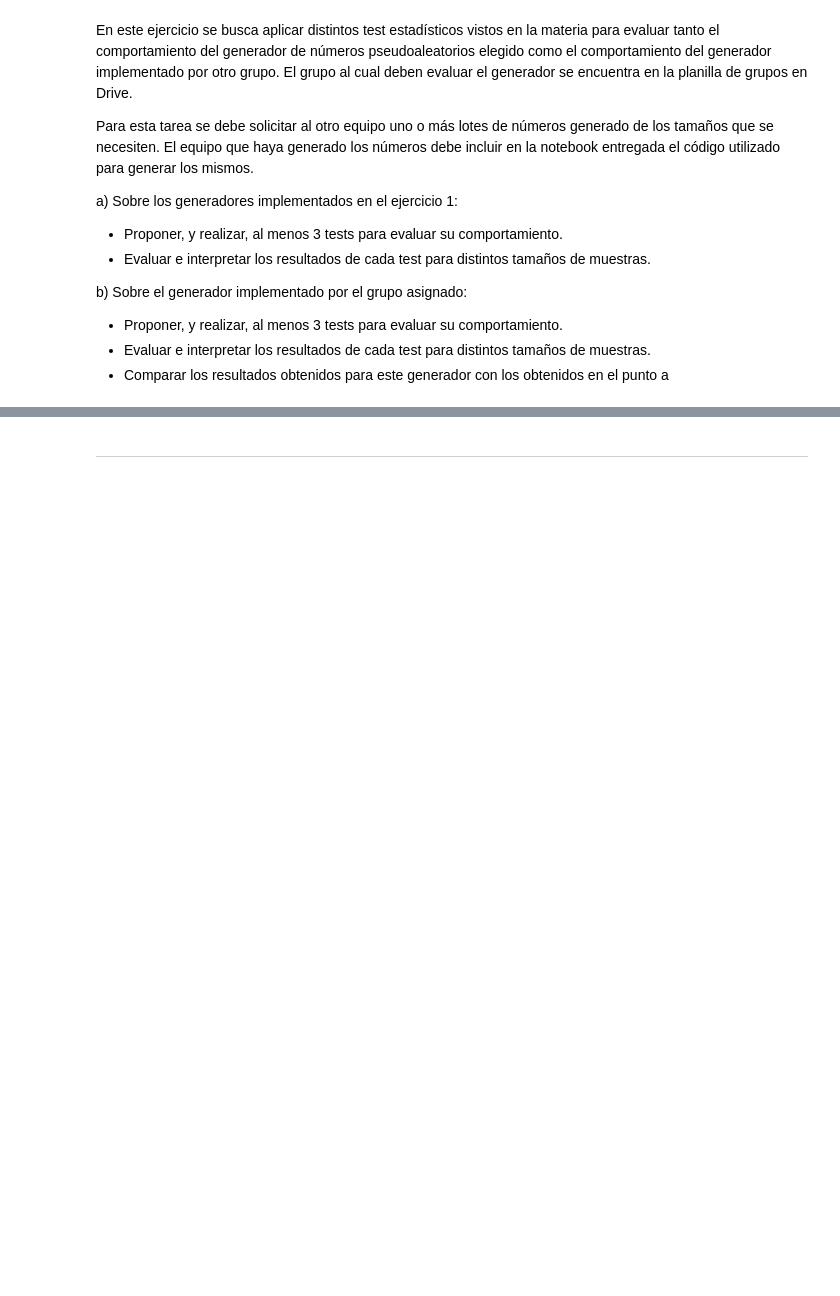
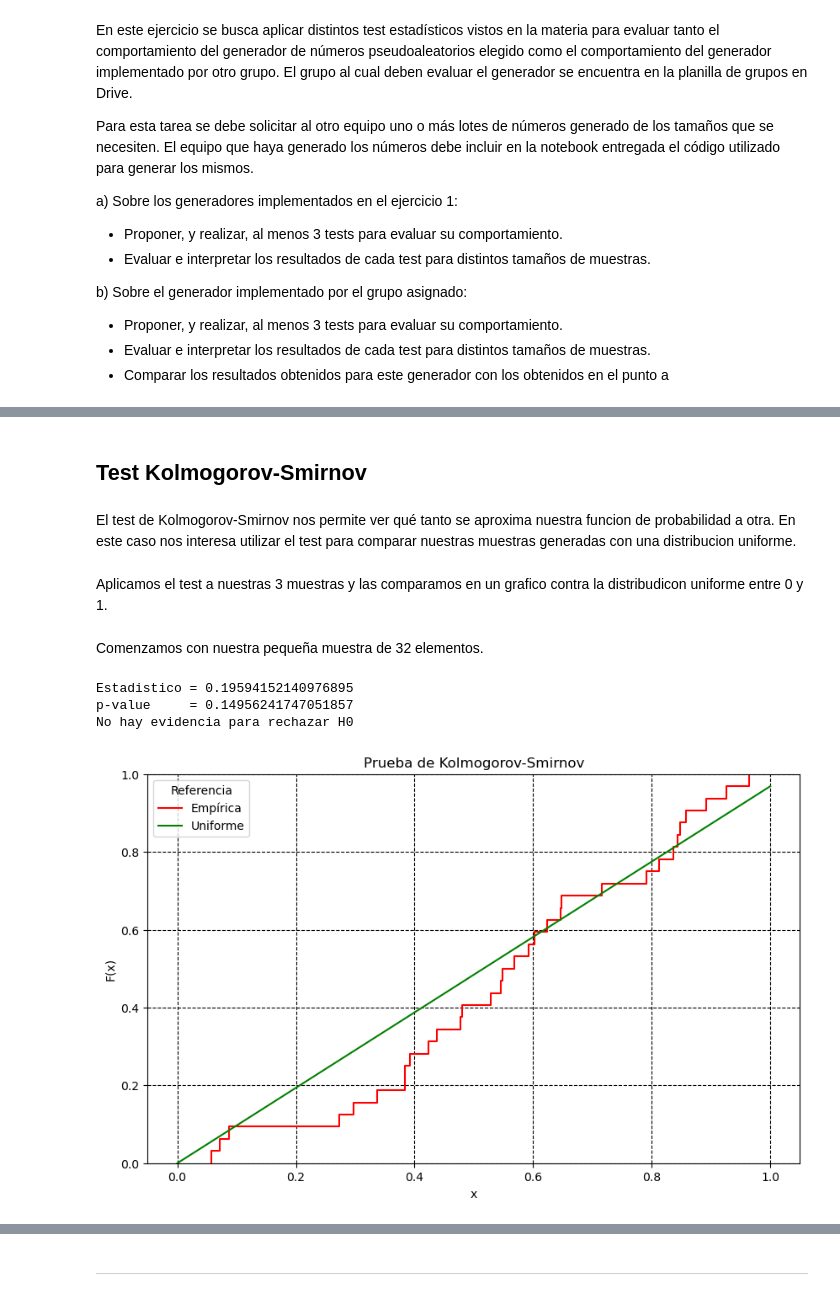
Before and after one commit to ian-g123/simulacion-grupo-04, a Jupyter notebook: TP1_Simulacion_Grupo4.ipynb, the cells around one changed output, grey strips where cells are left out. Cells and saved outputs as stored; diff of their text form; code cells hidden in the pictures; blank space fills up the shorter version.

```diff
--- a/TP1_Simulacion_Grupo4.ipynb
+++ b/TP1_Simulacion_Grupo4.ipynb
@@ -264,0 +283,6 @@ b) Sobre el generador implementado por el grupo asignado:
+# %%
+mt = MT19937(0)
+
+MUESTRA_32 = [mt.next_uniforme() for _ in range(32)]
+MUESTRA_256 = [mt.next_uniforme() for _ in range(256)]
+MUESTRA_4096 = [mt.next_uniforme() for _ in range(4096)]
@@ -264,0 +291,48 @@ b) Sobre el generador implementado por el grupo asignado:
+# %%
+ALPHA = 0.05
+# %% [markdown]
+## Test Kolmogorov-Smirnov
+# %% [markdown]
+El test de Kolmogorov-Smirnov nos permite ver qué tanto se aproxima nuestra funcion de probabilidad a otra. En este caso nos interesa utilizar el test para comparar nuestras muestras generadas con una distribucion uniforme.
+# %%
+# Definimos nuestro test
+# H0 representa nuestra hipótesis nula. Es nuestra suposición de que nuestras muestras generadas siguen una distribución uniforme.
+def kolmogorov_test(muestra):
+    estadistico, pvalue = kstest(muestra, "uniform")
+    print(f"Estadistico = {estadistico}")
+    print(f"p-value     = {pvalue}")
+
+    if pvalue > ALPHA:
+        print("No hay evidencia para rechazar H0")
+    else:
+        print("Rechazamos H0")
+
+
+def graficar_kolmogorov_test(muestra):
+    plt.figure(figsize=(10, 6))
+    sns.ecdfplot(data=muestra, label="Empírica", color="r")
+    info_uniforme = np.linspace(0, 1, len(muestra))
+    plt.plot(
+        np.sort(info_uniforme),
+        np.linspace(0, 1, len(info_uniforme), endpoint=False),
+        color="green",
+        label="Uniforme",
+    )
+    plt.grid(linestyle="--", color="black")
+    plt.title("Prueba de Kolmogorov-Smirnov")
+    plt.legend(title="Referencia")
+    plt.ylabel("F(x)")
+    plt.xlabel("x")
+    plt.show()
+# %% [markdown]
+Aplicamos el test a nuestras 3 muestras y las comparamos en un grafico contra la distribudicon uniforme entre 0 y 1.
+# %% [markdown]
+Comenzamos con nuestra pequeña muestra de 32 elementos.
+# %%
+kolmogorov_test(MUESTRA_32)
+graficar_kolmogorov_test(MUESTRA_32)
+# %% [output]
+Estadistico = 0.19594152140976895
+p-value     = 0.14956241747051857
+No hay evidencia para rechazar H0
+[figure, added]
```
Also changed, not shown: parts of 50 cells of this notebook, 1 other file.
